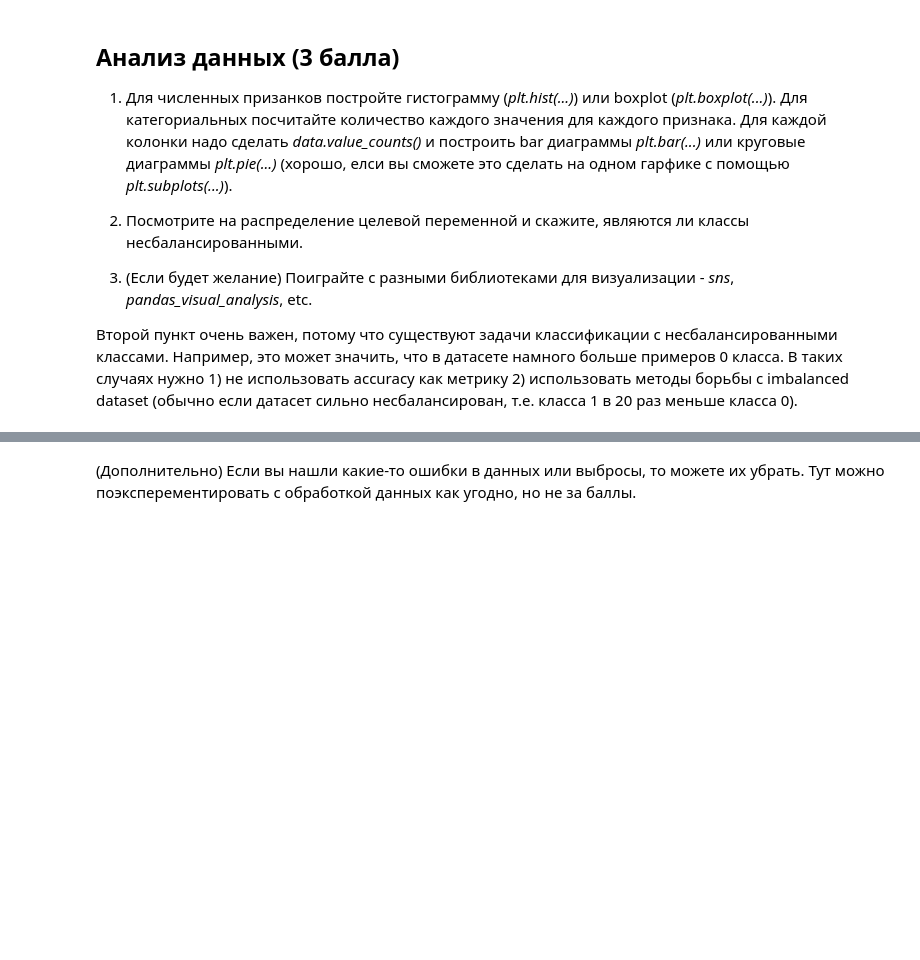
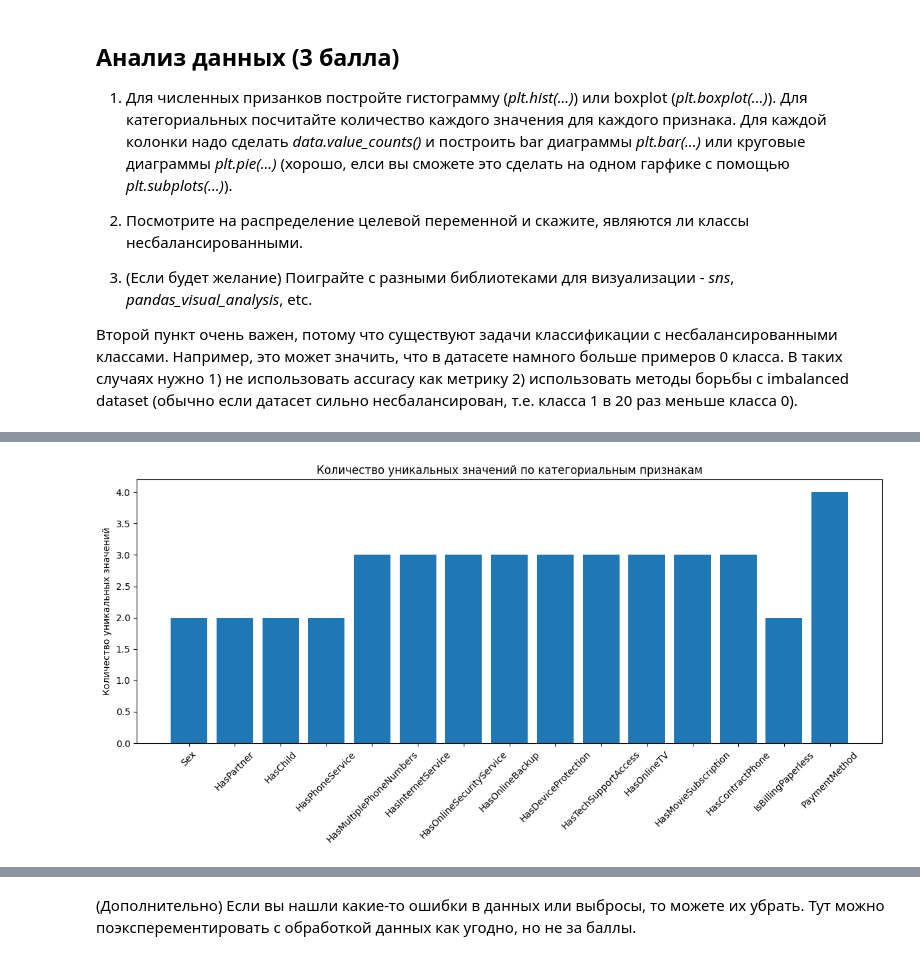
Before and after one commit to sofyakhlopkova/-1, a Jupyter notebook: week_03_composition_model_selection/Homework/hw_3_kaggle.ipynb, the cells around one changed output, grey strips where cells are left out. Saved outputs shown, nothing was run; the diff lists cells and outputs as text; code cells hidden in the pictures; blank space fills up the shorter version.

```diff
--- a/week_03_composition_model_selection/Homework/hw_3_kaggle.ipynb
+++ b/week_03_composition_model_selection/Homework/hw_3_kaggle.ipynb
@@ -157,0 +298,10 @@ data.info()
+# %%
+unique_values = {}
+
+for col in cat_data.columns:
+    unique_val = cat_data[col].unique()
+    unique_values[col] = unique_val
+    print(f"Столбец: {col}")
+    print(f"Уникальные значения: {unique_val}")
+    print(f"Количество уникальных: {len(unique_val)}")
+    print("-" * 50)
@@ -157,0 +326,12 @@ data.info()
+# %%
+unique_counts = {col: len(cat_data[col].unique()) for col in cat_data.columns}
+
+plt.figure(figsize=(12, 6))
+plt.bar(unique_counts.keys(), unique_counts.values())
+plt.title('Количество уникальных значений по категориальным признакам')
+plt.xticks(rotation=45)
+plt.ylabel('Количество уникальных значений')
+plt.tight_layout()
+plt.show()
+# %% [output]
+[figure, added]
```
Also changed, not shown: parts of 40 cells of this notebook.
